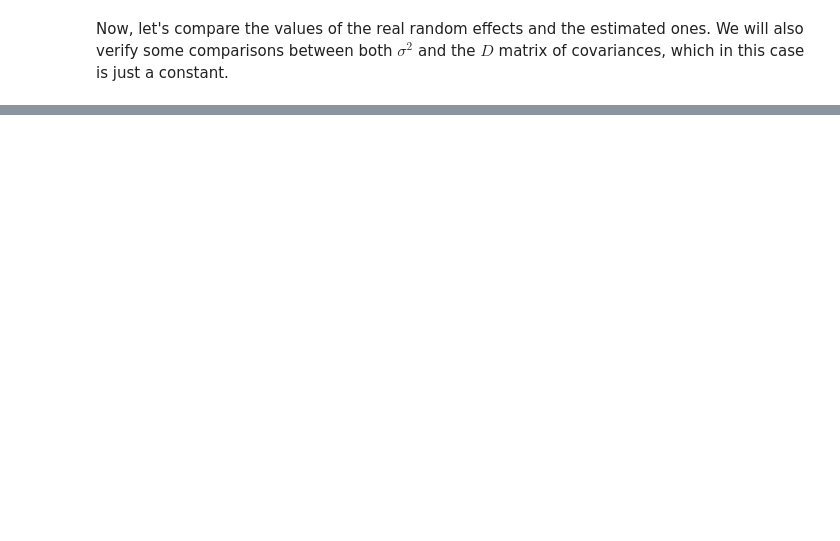
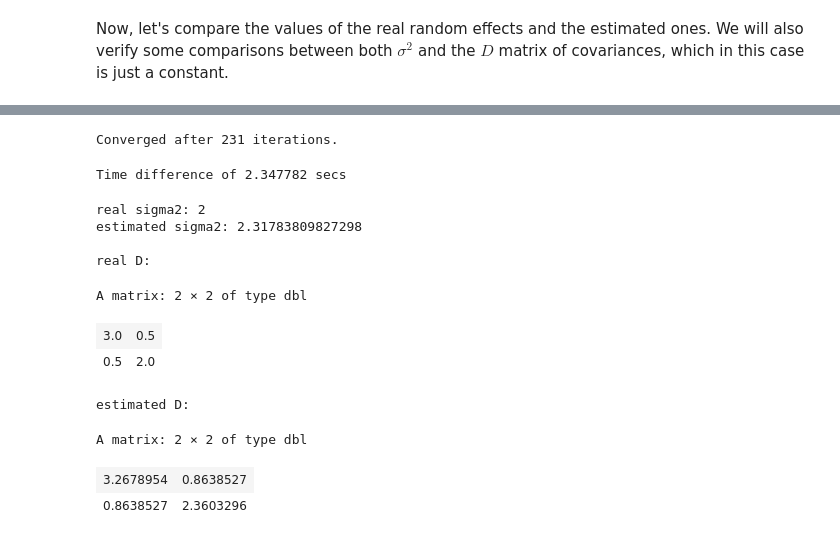
Before and after one commit to nhilariosilva/aprendizado_maquina_mert, a Jupyter notebook: MERT.ipynb, the cells around one changed output, grey strips where cells are left out. Drawn from its saved outputs; the diff is of its cells as text; code cells hidden in the pictures; blank space fills up the shorter version.

```diff
--- a/MERT.ipynb
+++ b/MERT.ipynb
@@ -487,0 +603,27 @@ estimated D: 3.85359990346705
+# %%
+start <- Sys.time()
+    fit_MERT <- train_MERT(df, Y ~ t, Ys, Xis, Zis, 1.0e-6, max_iter = 10000)
+Sys.time() - start
+# %% [output]
+Converged after 231 iterations.
+Time difference of 2.347782 secs
+# %%
+cat(paste("real sigma2:", sigma2, "\n"))
+cat(paste("estimated sigma2:", fit_MERT$sigma2,"\n\n"))
+
+cat(paste("real D:\n"))
+D
+cat(paste("estimated D:\n"))
+fit_MERT$D
+# %% [output]
+real sigma2: 2
+estimated sigma2: 2.31783809827298
+
+real D:
+A matrix: 2 × 2 of type dbl
+| 3.0 | 0.5 |
+| 0.5 | 2.0 |
+estimated D:
+A matrix: 2 × 2 of type dbl
+| 3.2678954 | 0.8638527 |
+| 0.8638527 | 2.3603296 |
```
Also changed, not shown: parts of 20 cells of this notebook.
